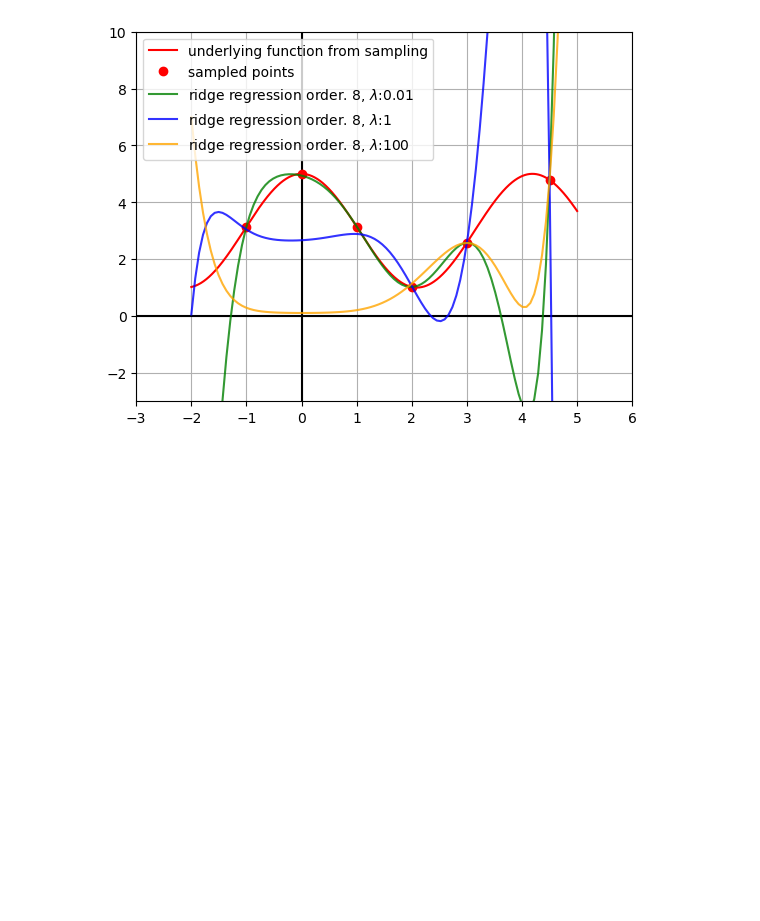
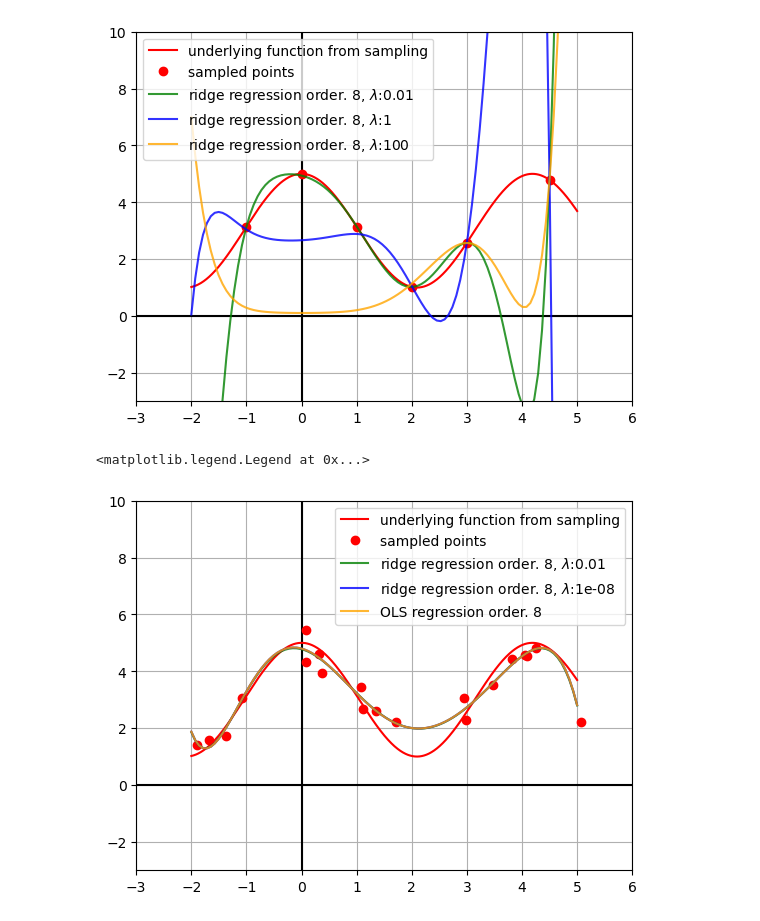
Before and after one commit to karsten3112/Computational-Physics, a Jupyter notebook: Week6/exercise30.ipynb, the cells around one changed output. Saved outputs shown, nothing was run; the diff lists cells and outputs as text; code cells hidden in the pictures; blank space fills up the shorter version.

```diff
--- a/Week6/exercise30.ipynb
+++ b/Week6/exercise30.ipynb
@@ -83,10 +83,10 @@ lambs = [1e-2, 1, 100]
 colors = ["g", "blue", "orange"]
 x_data_sample = np.linspace(-2,5, 100)
 for lamb, color in zip(lambs, colors):
-    rid_reg = Ridge_Regression(data=data, N_deg=8, lamb=lamb)#Pol_Regression(data=data, N_deg=deg)
+    rid_reg = Ridge_Regression(data=data, N_degs=8, lamb=lamb)#Pol_Regression(data=data, N_deg=deg)
     y_data_pred = rid_reg.sample(x_data=x_data_sample)
-    ax.plot(x_data_sample, y_data_pred, c=color, ms=5, alpha=0.8, label=rf"ridge regression order. 8, $\lambda$:{lamb}")
-#ax.plot(x_data_sample, y_data_pred, 'o', c="g", ms=5, alpha=0.8, label="prediction (Linear regression)")
+    ax.plot(x_data_sample, y_data_pred, ms=5, alpha=0.8, c=color, label=rf"ridge regression order. 8, $\lambda$:{lamb}")
+
 s = ax.legend()
 # %% [output]
 [figure]
@@ -100,31 +100,34 @@ ax.axvline(0, c="k")
 
 def cos_func_noise(xs, a=1.5,b=2.0,c=3.0, sig=0.2):
     return c + b*np.cos(a*xs) + np.random.randn(len(xs))*np.sqrt(sig)
 
 xs = np.linspace(-2,5, 1000)
 x_tab = np.array([-1.5,0.0, 1,3 ,4.5])
 x_noise = []
 for x in x_tab:
     xs_noise = x + np.random.randn(4)*0.4
     x_noise.append(xs_noise)
 
 x_tab = np.array(x_noise).reshape(int(4*len(x_tab)))
 data = np.zeros(shape=(len(x_tab), 2))
 data[:,0] = x_tab
 data[:,1] = cos_func_noise(x_tab)
 ax.plot(xs, cos_func(xs), c='r', label="underlying function from sampling")
 ax.plot(data[:,0], data[:,1], 'o', c="r", label="sampled points")
 
 lambs = [1e-2, 1e-8,]
 colors = ["g", "blue"]
 x_data_sample = np.linspace(-2,5, 100)
 for lamb, color in zip(lambs, colors):
-    rid_reg = Ridge_Regression(data=data, N_deg=8, lamb=lamb)#Pol_Regression(data=data, N_deg=deg)
+    rid_reg = Ridge_Regression(data=data, N_degs=8, lamb=lamb)#Pol_Regression(data=data, N_deg=deg)
     y_data_pred = rid_reg.sample(x_data=x_data_sample)
     ax.plot(x_data_sample, y_data_pred, c=color, ms=5, alpha=0.8, label=rf"ridge regression order. 8, $\lambda$:{lamb}")
 
 pol_reg = Pol_Regression(data=data, N_deg=8)
 y_data_pred = pol_reg.sample(x_data=x_data_sample)
 ax.plot(x_data_sample, y_data_pred, c="orange", ms=5, alpha=0.8, label=rf"OLS regression order. 8")
 
 ax.legend()
+# %% [output]
+<matplotlib.legend.Legend at 0x...>
+[figure, added]
```
Also changed, not shown: parts of 1 cell of this notebook, 12 other files.
